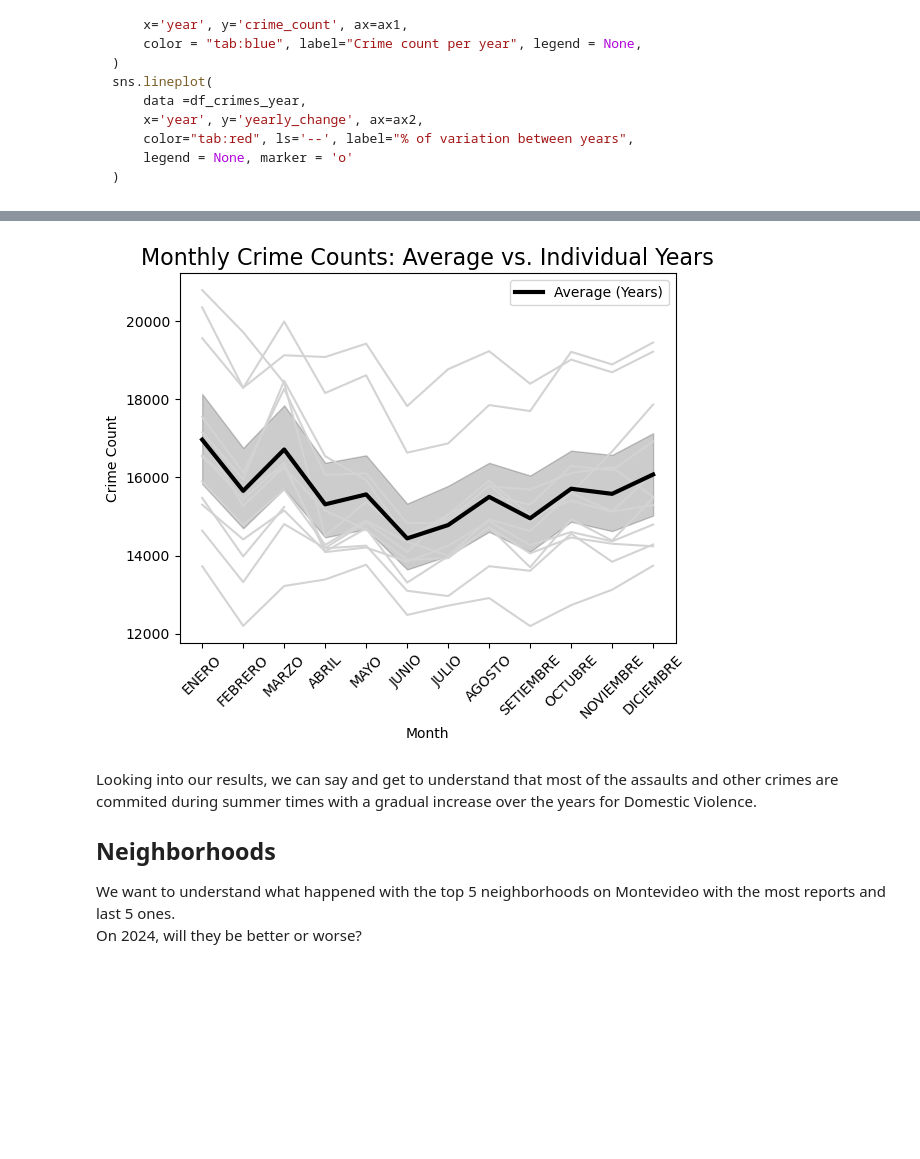
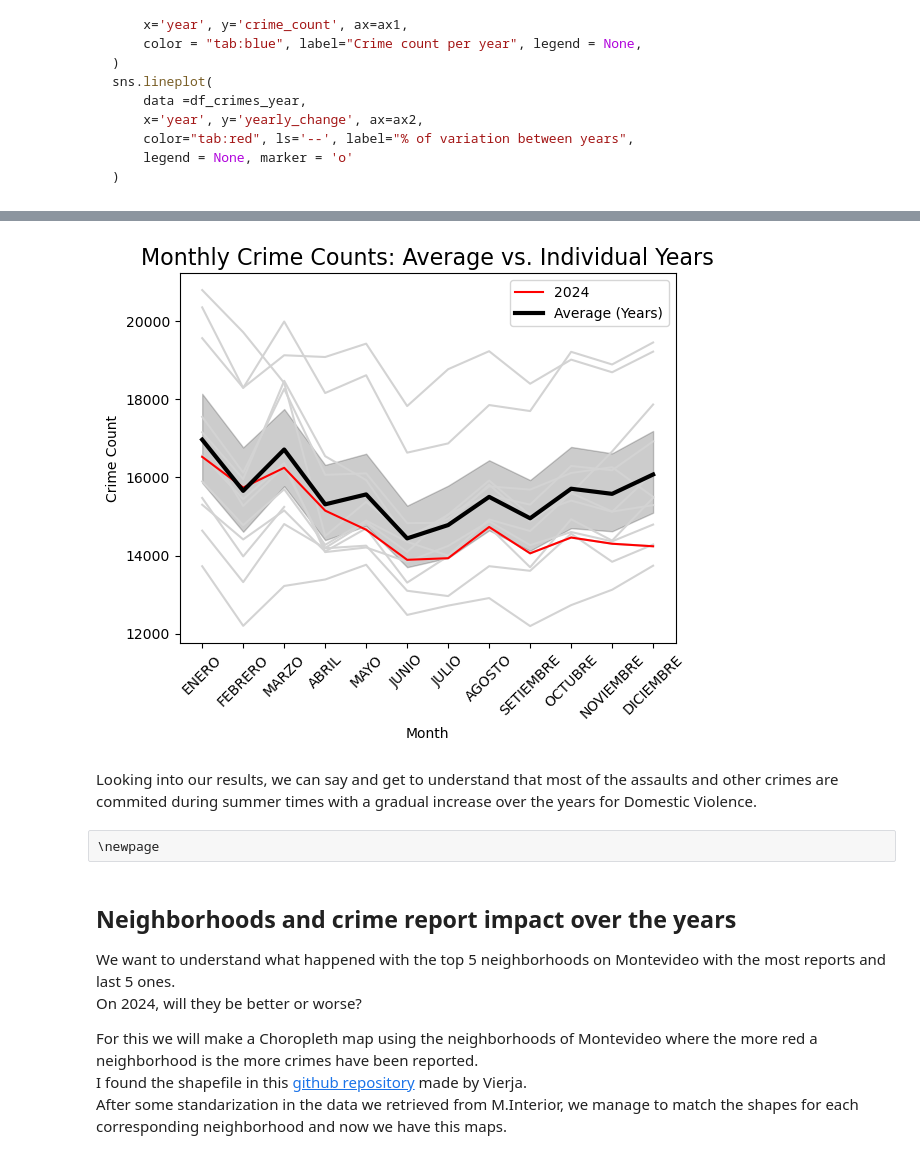
Before and after one commit to LuisGagn/DSLearning, a Jupyter notebook: Uruguayan Crimes.ipynb, the cells around one changed output, grey strips where cells are left out. Drawn from its saved outputs; the diff is of its cells as text; code cells hidden in the pictures; blank space fills up the shorter version.

```diff
--- a/Uruguayan Crimes.ipynb
+++ b/Uruguayan Crimes.ipynb
@@ -268,5 +275,6 @@ One would have thought that crimes tend to occur more on the winter nights than
 # %%
 df_crimes_year_month = df.groupby(['year','month']).size().reset_index(name='crime_count')
+df_crimes_year_month_2024 = df_crimes_year_month.loc[(df_crimes_year_month['year']==2024)]
 
 month_order = [
     'ENERO', 'FEBRERO', 'MARZO', 'ABRIL', 'MAYO', 'JUNIO',
@@ -278,41 +286,59 @@ df_crimes_year_month = df_crimes_year_month.sort_values('month')
 
 ax = plt.gca()
 
 
 sns.lineplot(
     data=df_crimes_year_month,
     x='month',
     y='crime_count',
     units='year', # Indivdual lines
     estimator=None, # Does not agregate
     color='lightgray',
     ax=ax
 )
 
 sns.lineplot(
+    data=df_crimes_year_month_2024,
+    x='month',
+    y='crime_count',
+    estimator=None, # Does not agregate
+    color='red',
+    ax=ax,
+    label='2024'
+)
+
+
+sns.lineplot(
     data=df_crimes_year_month,
     x='month',
     y='crime_count',
     color='black',
     linewidth=3,
     label='Average (Years)',
     ax=ax
 )
 
 plt.title('Monthly Crime Counts: Average vs. Individual Years', fontsize=16)
 plt.xlabel('Month')
 plt.ylabel('Crime Count')
 plt.xticks(rotation=45)
 plt.show()
 # %% [output]
-[figure, old version]
+[figure, new version]
+# %% [markdown]
+Looking into our results, we can say and get to understand that most of the assaults and other crimes are commited during summer times with a gradual increase over the years for Domestic Violence.
+# %% [raw]
+\newpage
 # %% [markdown]
-Looking into our results, we can say and get to understand that most of the assaults and other crimes are commited during summer times with a gradual increase over the years for Domestic Violence.
 
-## Neighborhoods
+## Neighborhoods and crime report impact over the years
 
 We want to understand what happened with the top 5 neighborhoods on Montevideo with the most reports and last 5 ones.
 On 2024, will they be better or worse?
+
+For this we will make a Choropleth map using the neighborhoods of Montevideo where the more red a neighborhood is the more crimes have been reported.
+I found the shapefile in this [github repository](https://github.com/vierja/geojson_montevideo) made by Vierja.
+After some standarization in the data we retrieved from M.Interior, we manage to match the shapes for each corresponding neighborhood and now we have this maps.
 # %%
 import geopandas as gpd
 # Remove Sin Clasificar since it is not worth for our research
```
Also changed, not shown: parts of 19 cells of this notebook, 1 other file.
